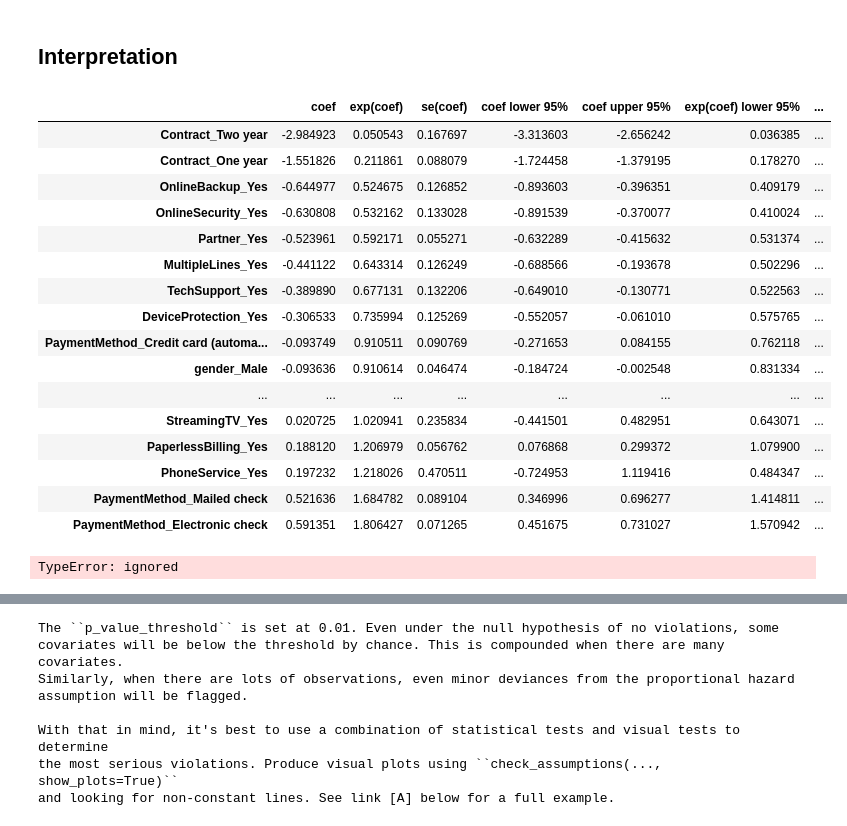
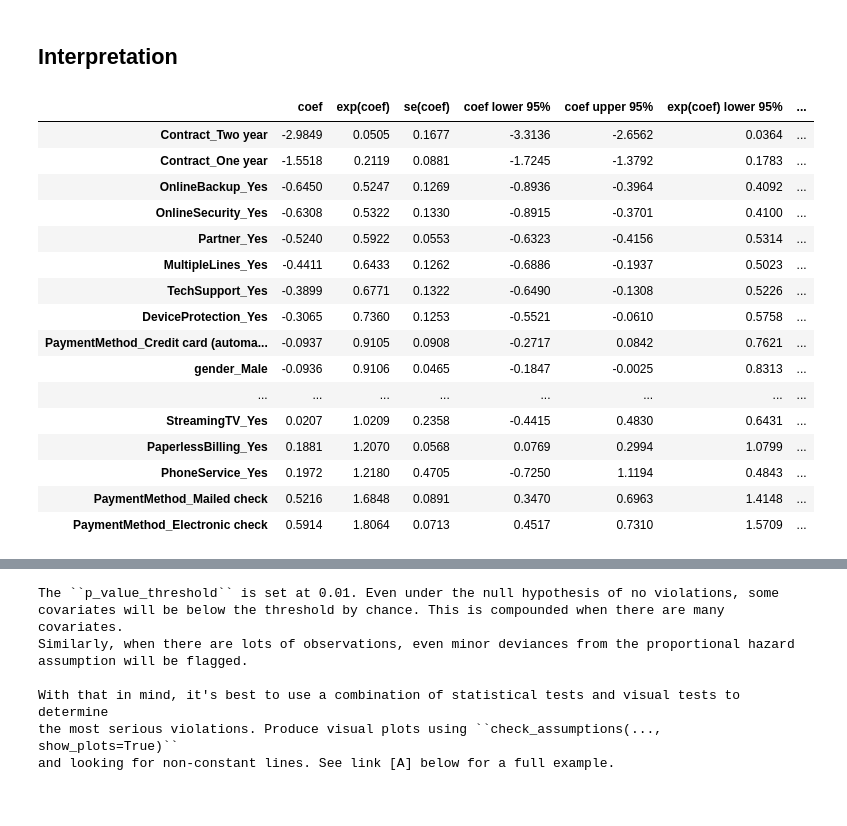
Before and after one commit to AilingLiu/Survival_analysis, a Jupyter notebook: Use_Survival_analysis_to_Estimate_Customer_Churn_Rate.ipynb, the cells around one changed output, grey strips where cells are left out. Cells and saved outputs as stored; diff of their text form; code cells hidden in the pictures.

```diff
--- a/Use_Survival_analysis_to_Estimate_Customer_Churn_Rate.ipynb
+++ b/Use_Survival_analysis_to_Estimate_Customer_Churn_Rate.ipynb
@@ -156,26 +160,22 @@ cph.concordance_index_
 # %% [markdown]
 ## Interpretation
 # %%
-cph.summary.sort_values(by='coef', ascending=True)
+cph.summary.sort_values(by='coef', ascending=True).round(4)
 # %% [output]
 |  | coef | exp(coef) | se(coef) | coef lower 95% | coef upper 95% | exp(coef) lower 95% | ... |
-| Contract_Two year | -2.984923 | 0.050543 | 0.167697 | -3.313603 | -2.656242 | 0.036385 | ... |
-| Contract_One year | -1.551826 | 0.211861 | 0.088079 | -1.724458 | -1.379195 | 0.178270 | ... |
-| OnlineBackup_Yes | -0.644977 | 0.524675 | 0.126852 | -0.893603 | -0.396351 | 0.409179 | ... |
-| OnlineSecurity_Yes | -0.630808 | 0.532162 | 0.133028 | -0.891539 | -0.370077 | 0.410024 | ... |
-| Partner_Yes | -0.523961 | 0.592171 | 0.055271 | -0.632289 | -0.415632 | 0.531374 | ... |
-| MultipleLines_Yes | -0.441122 | 0.643314 | 0.126249 | -0.688566 | -0.193678 | 0.502296 | ... |
-| TechSupport_Yes | -0.389890 | 0.677131 | 0.132206 | -0.649010 | -0.130771 | 0.522563 | ... |
-| DeviceProtection_Yes | -0.306533 | 0.735994 | 0.125269 | -0.552057 | -0.061010 | 0.575765 | ... |
-| PaymentMethod_Credit card (automa... | -0.093749 | 0.910511 | 0.090769 | -0.271653 | 0.084155 | 0.762118 | ... |
-| gender_Male | -0.093636 | 0.910614 | 0.046474 | -0.184724 | -0.002548 | 0.831334 | ... |
+| Contract_Two year | -2.9849 | 0.0505 | 0.1677 | -3.3136 | -2.6562 | 0.0364 | ... |
+| Contract_One year | -1.5518 | 0.2119 | 0.0881 | -1.7245 | -1.3792 | 0.1783 | ... |
+| OnlineBackup_Yes | -0.6450 | 0.5247 | 0.1269 | -0.8936 | -0.3964 | 0.4092 | ... |
+| OnlineSecurity_Yes | -0.6308 | 0.5322 | 0.1330 | -0.8915 | -0.3701 | 0.4100 | ... |
+| Partner_Yes | -0.5240 | 0.5922 | 0.0553 | -0.6323 | -0.4156 | 0.5314 | ... |
+| MultipleLines_Yes | -0.4411 | 0.6433 | 0.1262 | -0.6886 | -0.1937 | 0.5023 | ... |
+| TechSupport_Yes | -0.3899 | 0.6771 | 0.1322 | -0.6490 | -0.1308 | 0.5226 | ... |
+| DeviceProtection_Yes | -0.3065 | 0.7360 | 0.1253 | -0.5521 | -0.0610 | 0.5758 | ... |
+| PaymentMethod_Credit card (automa... | -0.0937 | 0.9105 | 0.0908 | -0.2717 | 0.0842 | 0.7621 | ... |
+| gender_Male | -0.0936 | 0.9106 | 0.0465 | -0.1847 | -0.0025 | 0.8313 | ... |
 | ... | ... | ... | ... | ... | ... | ... | ... |
-| StreamingTV_Yes | 0.020725 | 1.020941 | 0.235834 | -0.441501 | 0.482951 | 0.643071 | ... |
-| PaperlessBilling_Yes | 0.188120 | 1.206979 | 0.056762 | 0.076868 | 0.299372 | 1.079900 | ... |
-| PhoneService_Yes | 0.197232 | 1.218026 | 0.470511 | -0.724953 | 1.119416 | 0.484347 | ... |
-| PaymentMethod_Mailed check | 0.521636 | 1.684782 | 0.089104 | 0.346996 | 0.696277 | 1.414811 | ... |
-| PaymentMethod_Electronic check | 0.591351 | 1.806427 | 0.071265 | 0.451675 | 0.731027 | 1.570942 | ... |
+| StreamingTV_Yes | 0.0207 | 1.0209 | 0.2358 | -0.4415 | 0.4830 | 0.6431 | ... |
+| PaperlessBilling_Yes | 0.1881 | 1.2070 | 0.0568 | 0.0769 | 0.2994 | 1.0799 | ... |
+| PhoneService_Yes | 0.1972 | 1.2180 | 0.4705 | -0.7250 | 1.1194 | 0.4843 | ... |
+| PaymentMethod_Mailed check | 0.5216 | 1.6848 | 0.0891 | 0.3470 | 0.6963 | 1.4148 | ... |
+| PaymentMethod_Electronic check | 0.5914 | 1.8064 | 0.0713 | 0.4517 | 0.7310 | 1.5709 | ... |
-# %%
-cph.log_likelihood_ratio_test()
-# %% [output]
-TypeError: ignored
```
Also changed, not shown: parts of 22 cells of this notebook.
